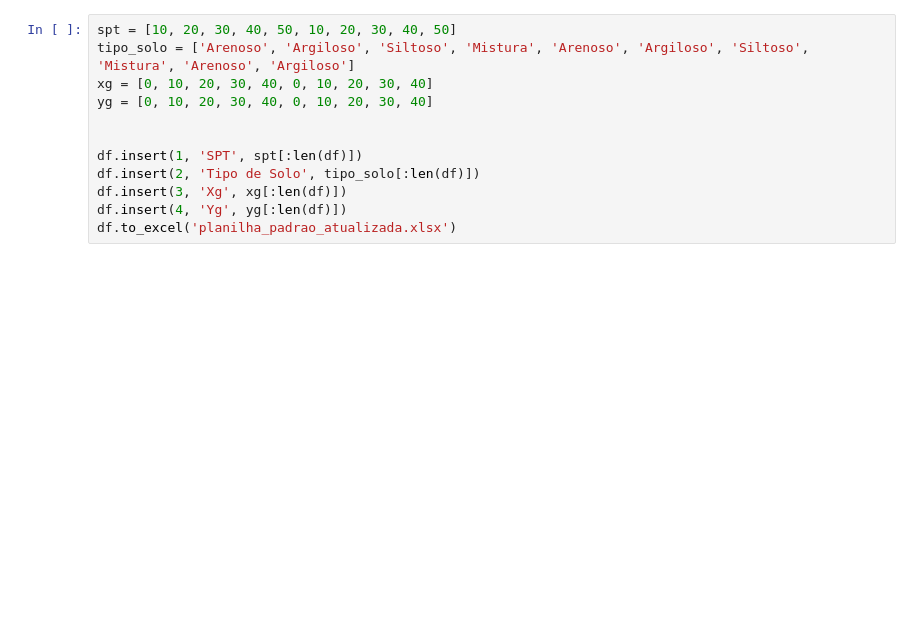
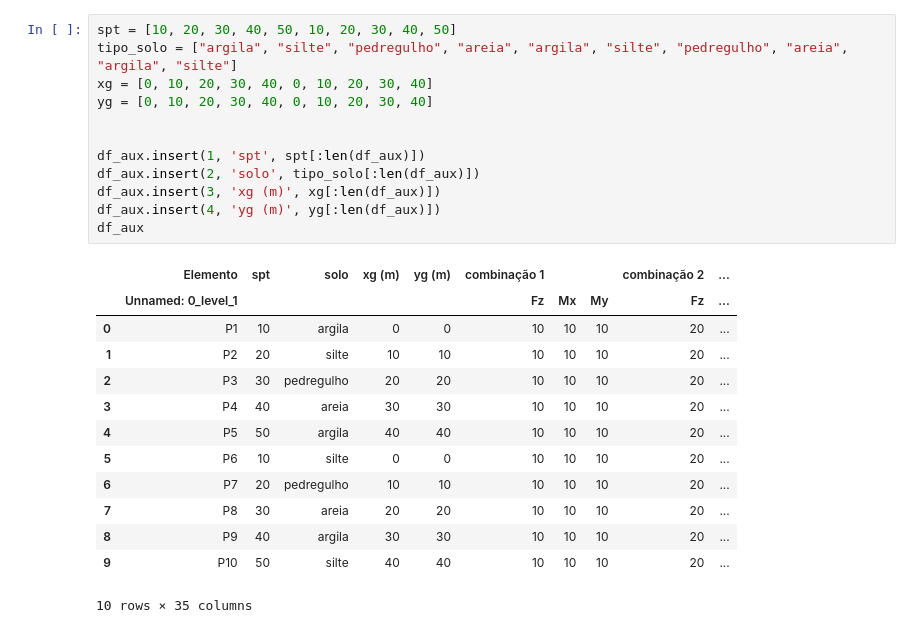
Before and after one commit to wmpjrufg/fundaIA, a Jupyter notebook: teste.ipynb, the cells around one changed output. Cells and saved outputs as stored; diff of their text form; blank space fills up the shorter version.

```diff
--- a/teste.ipynb
+++ b/teste.ipynb
@@ -20,13 +21,27 @@ df
 10 rows × 31 columns
 # %%
 spt = [10, 20, 30, 40, 50, 10, 20, 30, 40, 50]
-tipo_solo = ['Arenoso', 'Argiloso', 'Siltoso', 'Mistura', 'Arenoso', 'Argiloso', 'Siltoso', 'Mistura', 'Arenoso', 'Argiloso']
+tipo_solo = ["argila", "silte", "pedregulho", "areia", "argila", "silte", "pedregulho", "areia", "argila", "silte"]
 xg = [0, 10, 20, 30, 40, 0, 10, 20, 30, 40]
 yg = [0, 10, 20, 30, 40, 0, 10, 20, 30, 40]
 
 
-df.insert(1, 'SPT', spt[:len(df)])
-df.insert(2, 'Tipo de Solo', tipo_solo[:len(df)])
-df.insert(3, 'Xg', xg[:len(df)])
-df.insert(4, 'Yg', yg[:len(df)])
-df.to_excel('planilha_padrao_atualizada.xlsx')
+df_aux.insert(1, 'spt', spt[:len(df_aux)])
+df_aux.insert(2, 'solo', tipo_solo[:len(df_aux)])
+df_aux.insert(3, 'xg (m)', xg[:len(df_aux)])
+df_aux.insert(4, 'yg (m)', yg[:len(df_aux)])
+df_aux
+# %% [output]
+|  | Elemento | spt | solo | xg (m) | yg (m) | combinação 1 |  |  | combinação 2 | ... |
+|  | Unnamed: 0_level_1 |  |  |  |  | Fz | Mx | My | Fz | ... |
+| 0 | P1 | 10 | argila | 0 | 0 | 10 | 10 | 10 | 20 | ... |
+| 1 | P2 | 20 | silte | 10 | 10 | 10 | 10 | 10 | 20 | ... |
+| 2 | P3 | 30 | pedregulho | 20 | 20 | 10 | 10 | 10 | 20 | ... |
+| 3 | P4 | 40 | areia | 30 | 30 | 10 | 10 | 10 | 20 | ... |
+| 4 | P5 | 50 | argila | 40 | 40 | 10 | 10 | 10 | 20 | ... |
+| 5 | P6 | 10 | silte | 0 | 0 | 10 | 10 | 10 | 20 | ... |
+| 6 | P7 | 20 | pedregulho | 10 | 10 | 10 | 10 | 10 | 20 | ... |
+| 7 | P8 | 30 | areia | 20 | 20 | 10 | 10 | 10 | 20 | ... |
+| 8 | P9 | 40 | argila | 30 | 30 | 10 | 10 | 10 | 20 | ... |
+| 9 | P10 | 50 | silte | 40 | 40 | 10 | 10 | 10 | 20 | ... |
+10 rows × 35 columns
```
Also changed, not shown: parts of 6 cells of this notebook, 3 other files.
